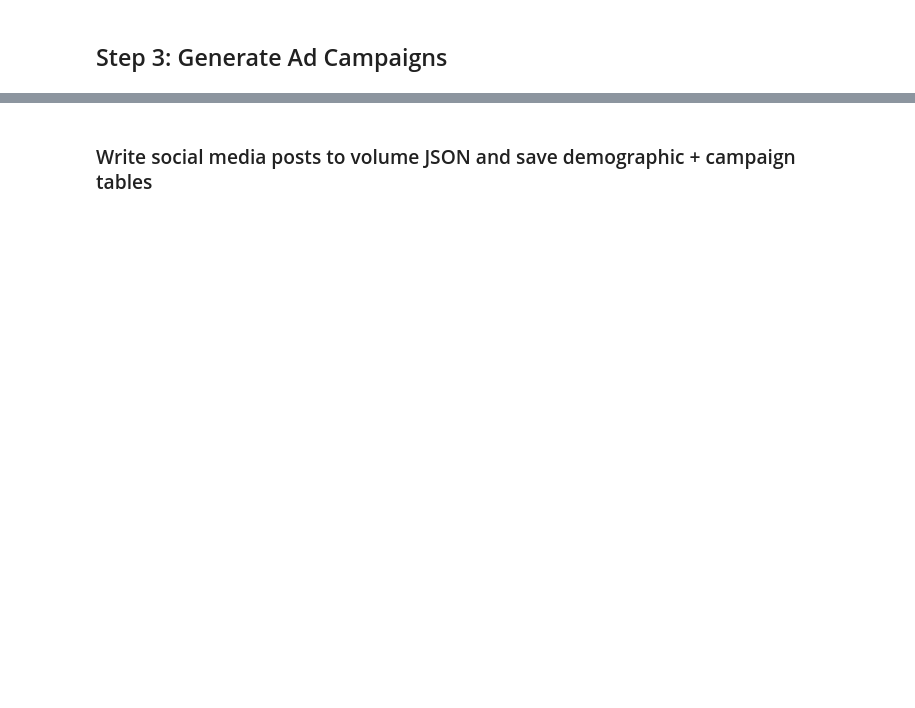
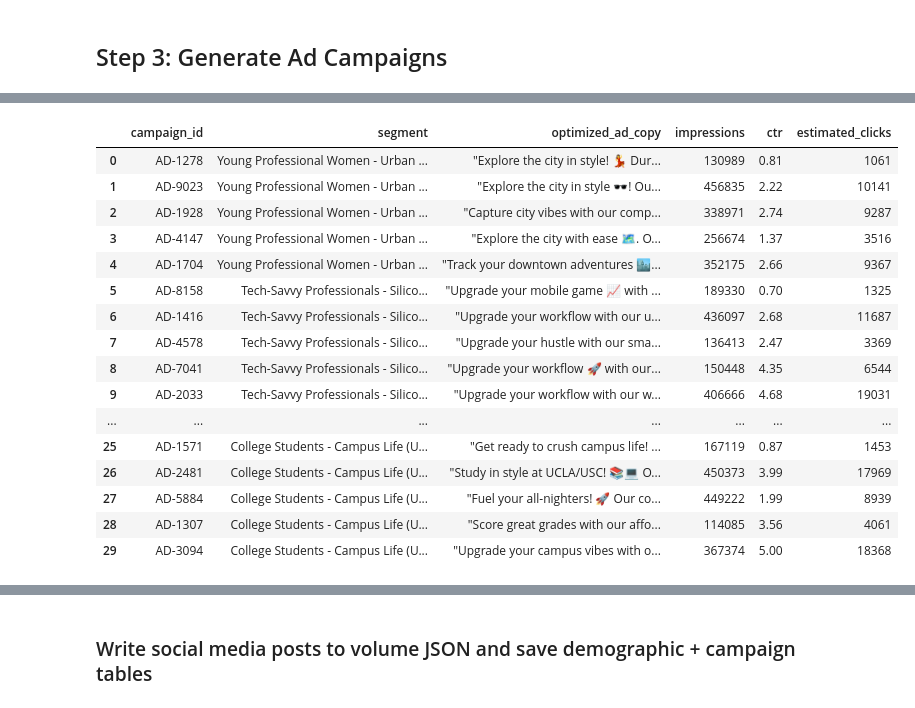
Before and after one commit to jacksandom/ai-audience-profiles, a Jupyter notebook: 01_data_generation.ipynb, the cells around one changed output, grey strips where cells are left out. Drawn from its saved outputs; the diff is of its cells as text; code cells hidden in the pictures; blank space fills up the shorter version.

Commit message:
tribes data

```diff
--- a/01_data_generation.ipynb
+++ b/01_data_generation.ipynb
@@ -234,2 +357,3 @@ FROM sampled_audience
 # %%
-posts_df = spark.sql("select * from sampled_audience_posts").toPandas()
+posts_df = spark.sql("SELECT * FROM sampled_audience").toPandas()
+display(posts_df)
@@ -283,0 +376,80 @@ display(campaigns_performance_df)
+# %%
+# Add fake creation dates for the posts
+posts_df['created_at'] = [fake.date_time_between(datetime(2023, 1, 1), datetime(2024, 12, 31)).strftime('%Y-%m-%d %H:%M:%S') for _ in range(len(posts_df))]
+
+# Optionally: Save posts to a JSON or database
+posts_df.to_json('social_media_posts.json', orient='records')
+# %%
+# Generate Ad Campaigns
+campaigns = []
+for tribe, details in tribes.items():
+    for product in details["products"]:
+        campaign = {
+            "campaign_id": f"AD-{random.randint(1000,9999)}",
+            "segment": tribe,
+            "product": product,
+            "tone": random.choice(details["emotions"]),
+            "cta": random.choice(["Shop now", "Learn more", "Get yours", "Discover"]),
+            "impressions": random.randint(10000, 500000),
+            "ctr": round(random.uniform(0.5, 5.0), 2)
+        }
+        campaigns.append(campaign)
+
+campaigns_df = pd.DataFrame(campaigns)
+
+# Add campaign dates
+campaigns_df['start_date'] = [fake.date_between(datetime(2023,1,1), datetime(2024,1,1)) for _ in range(len(campaigns_df))]
+campaigns_df['end_date'] = [fake.date_between(datetime(2024,1,1), datetime(2024,12,31)) for _ in range(len(campaigns_df))]
+
+# Create Spark DataFrame for campaigns
+campaigns_sdf = spark.createDataFrame(campaigns_df)
+campaigns_sdf.createOrReplaceTempView("campaigns")
+
+# Generate AI-optimized ad copies
+performance_query = """
+CREATE OR REPLACE TEMP VIEW campaigns_performance AS
+SELECT
+    campaign_id,
+    segment,
+    product,
+    AI_QUERY(
+        "databricks-meta-llama-3-3-70b-instruct",
+        CONCAT(
+            'Create a digital ad for ', product,
+            ' targeting ', segment,
+            ' with ', tone, ' tone. Include: ',
+            '- Key product benefits\n',
+            '- Lifestyle connection\n',
+            '- Emoji if appropriate\n',
+            '- CTA: ', cta, '\n',
+            '- Max 200 characters\n',
+            '- No hashtags\n',
+            '- Natural conversational style'
+        )
+    ) AS optimized_ad_copy,
+    impressions,
+    ctr
+FROM campaigns
+"""
+
+spark.sql(performance_query)
+campaigns_performance_df = spark.sql("SELECT * FROM campaigns_performance").toPandas()
+
+# Add performance metrics
+campaigns_performance_df['estimated_clicks'] = (campaigns_performance_df['impressions'] *
+                                               campaigns_performance_df['ctr']/100).astype(int)
+
+# Display results
+print("Generated Social Media Posts:")
+display(posts_df)
+
+print("\nAI-Optimized Campaign Performance:")
+display(campaigns_performance_df[['campaign_id', 'segment', 'optimized_ad_copy',
+                                'impressions', 'ctr', 'estimated_clicks']])
+
+# Save to JSON
+posts_df.to_json('social_media_posts.json', orient='records', indent=2)
+campaigns_performance_df.to_json('ai_optimized_campaigns.json', orient='records', indent=2)
+
+print("Data saved to 'social_media_posts.json' and 'ai_optimized_campaigns.json'")
+# %% [output]
@@ -283,0 +471,17 @@ display(campaigns_performance_df)
+|  | campaign_id | segment | optimized_ad_copy | impressions | ctr | estimated_clicks |
+| 0 | AD-1278 | Young Professional Women - Urban ... | "Explore the city in style! 💃 Dur... | 130989 | 0.81 | 1061 |
+| 1 | AD-9023 | Young Professional Women - Urban ... | "Explore the city in style 🕶️! Ou... | 456835 | 2.22 | 10141 |
+| 2 | AD-1928 | Young Professional Women - Urban ... | "Capture city vibes with our comp... | 338971 | 2.74 | 9287 |
+| 3 | AD-4147 | Young Professional Women - Urban ... | "Explore the city with ease 🗺️. O... | 256674 | 1.37 | 3516 |
+| 4 | AD-1704 | Young Professional Women - Urban ... | "Track your downtown adventures 🏙... | 352175 | 2.66 | 9367 |
+| 5 | AD-8158 | Tech-Savvy Professionals - Silico... | "Upgrade your mobile game 📈 with ... | 189330 | 0.70 | 1325 |
+| 6 | AD-1416 | Tech-Savvy Professionals - Silico... | "Upgrade your workflow with our u... | 436097 | 2.68 | 11687 |
+| 7 | AD-4578 | Tech-Savvy Professionals - Silico... | "Upgrade your hustle with our sma... | 136413 | 2.47 | 3369 |
+| 8 | AD-7041 | Tech-Savvy Professionals - Silico... | "Upgrade your workflow 🚀 with our... | 150448 | 4.35 | 6544 |
+| 9 | AD-2033 | Tech-Savvy Professionals - Silico... | "Upgrade your workflow with our w... | 406666 | 4.68 | 19031 |
+| ... | ... | ... | ... | ... | ... | ... |
+| 25 | AD-1571 | College Students - Campus Life (U... | "Get ready to crush campus life! ... | 167119 | 0.87 | 1453 |
+| 26 | AD-2481 | College Students - Campus Life (U... | "Study in style at UCLA/USC! 📚💻 O... | 450373 | 3.99 | 17969 |
+| 27 | AD-5884 | College Students - Campus Life (U... | "Fuel your all-nighters! 🚀 Our co... | 449222 | 1.99 | 8939 |
+| 28 | AD-1307 | College Students - Campus Life (U... | "Score great grades with our affo... | 114085 | 3.56 | 4061 |
+| 29 | AD-3094 | College Students - Campus Life (U... | "Upgrade your campus vibes with o... | 367374 | 5.00 | 18368 |
```
Also changed, not shown: parts of 22 cells of this notebook, 2 other files.
